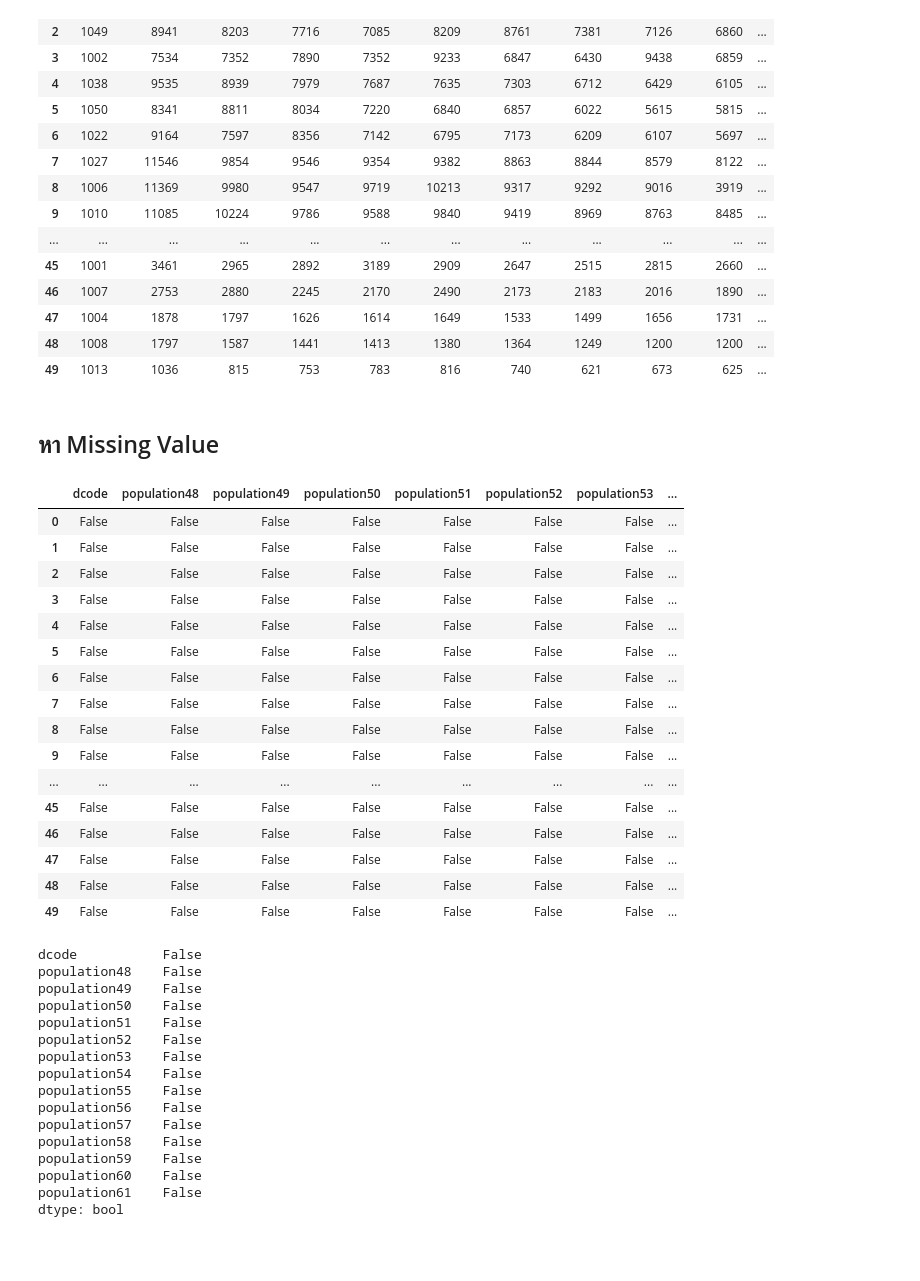
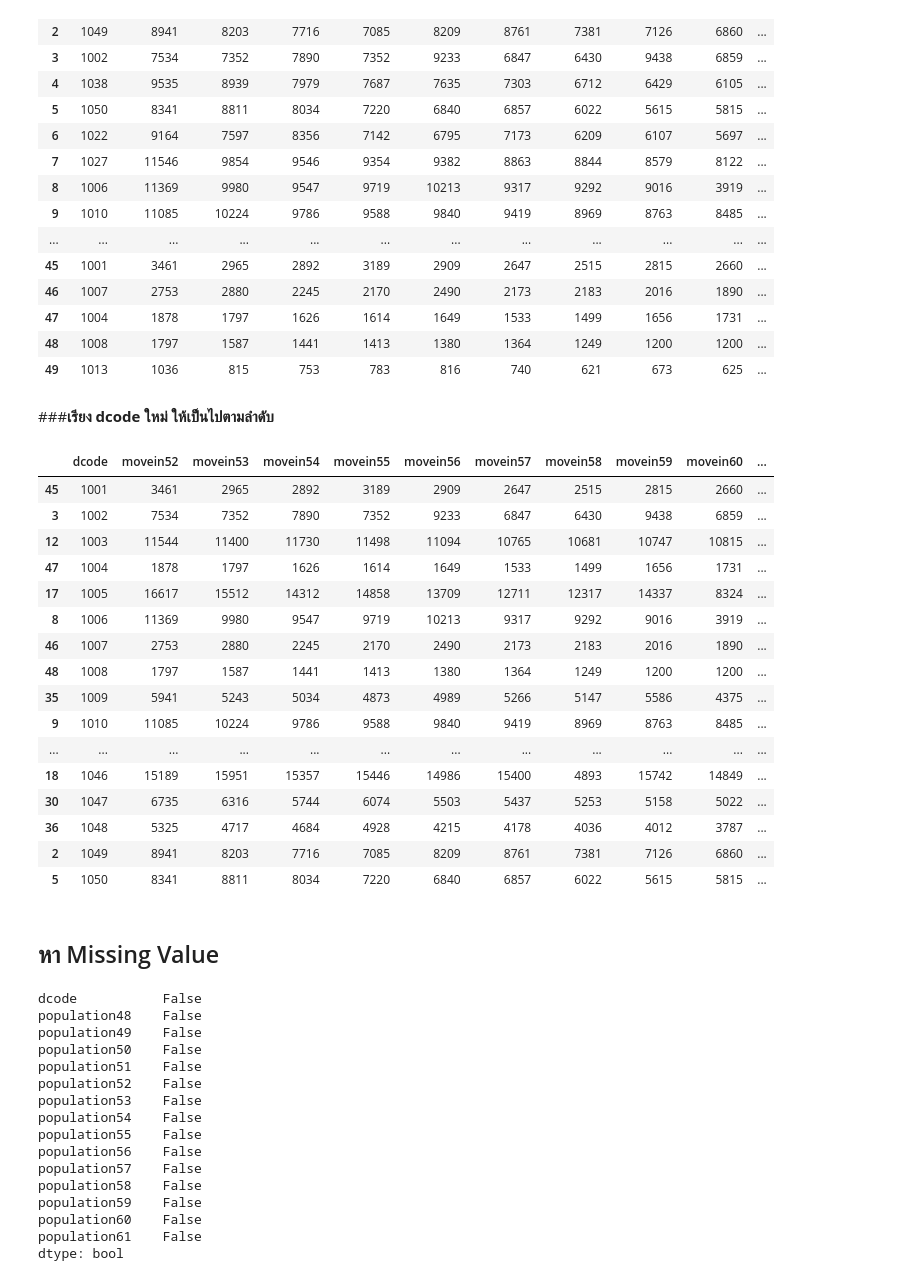
Before and after one commit to pondbaahh/DWDM21, a Jupyter notebook: Project_SUKUNA.ipynb, the cells around one changed output. Saved outputs shown, nothing was run; the diff lists cells and outputs as text; code cells hidden in the pictures; blank space fills up the shorter version.

```diff
--- a/Project_SUKUNA.ipynb
+++ b/Project_SUKUNA.ipynb
@@ -87,28 +87,31 @@ moveinmoveout
 | 47 | 1004 | 1878 | 1797 | 1626 | 1614 | 1649 | 1533 | 1499 | 1656 | 1731 | ... |
 | 48 | 1008 | 1797 | 1587 | 1441 | 1413 | 1380 | 1364 | 1249 | 1200 | 1200 | ... |
 | 49 | 1013 | 1036 | 815 | 753 | 783 | 816 | 740 | 621 | 673 | 625 | ... |
+# %% [markdown]
+###**เรียง dcode ใหม่ ให้เป็นไปตามลำดับ**
+# %%
+moveinmoveout_new = moveinmoveout.sort_values(by=['dcode'],ascending=True)
+moveinmoveout_new
+# %% [output]
+|  | dcode | movein52 | movein53 | movein54 | movein55 | movein56 | movein57 | movein58 | movein59 | movein60 | ... |
+| 45 | 1001 | 3461 | 2965 | 2892 | 3189 | 2909 | 2647 | 2515 | 2815 | 2660 | ... |
+| 3 | 1002 | 7534 | 7352 | 7890 | 7352 | 9233 | 6847 | 6430 | 9438 | 6859 | ... |
+| 12 | 1003 | 11544 | 11400 | 11730 | 11498 | 11094 | 10765 | 10681 | 10747 | 10815 | ... |
+| 47 | 1004 | 1878 | 1797 | 1626 | 1614 | 1649 | 1533 | 1499 | 1656 | 1731 | ... |
+| 17 | 1005 | 16617 | 15512 | 14312 | 14858 | 13709 | 12711 | 12317 | 14337 | 8324 | ... |
+| 8 | 1006 | 11369 | 9980 | 9547 | 9719 | 10213 | 9317 | 9292 | 9016 | 3919 | ... |
+| 46 | 1007 | 2753 | 2880 | 2245 | 2170 | 2490 | 2173 | 2183 | 2016 | 1890 | ... |
+| 48 | 1008 | 1797 | 1587 | 1441 | 1413 | 1380 | 1364 | 1249 | 1200 | 1200 | ... |
+| 35 | 1009 | 5941 | 5243 | 5034 | 4873 | 4989 | 5266 | 5147 | 5586 | 4375 | ... |
+| 9 | 1010 | 11085 | 10224 | 9786 | 9588 | 9840 | 9419 | 8969 | 8763 | 8485 | ... |
+| ... | ... | ... | ... | ... | ... | ... | ... | ... | ... | ... | ... |
+| 18 | 1046 | 15189 | 15951 | 15357 | 15446 | 14986 | 15400 | 4893 | 15742 | 14849 | ... |
+| 30 | 1047 | 6735 | 6316 | 5744 | 6074 | 5503 | 5437 | 5253 | 5158 | 5022 | ... |
+| 36 | 1048 | 5325 | 4717 | 4684 | 4928 | 4215 | 4178 | 4036 | 4012 | 3787 | ... |
+| 2 | 1049 | 8941 | 8203 | 7716 | 7085 | 8209 | 8761 | 7381 | 7126 | 6860 | ... |
+| 5 | 1050 | 8341 | 8811 | 8034 | 7220 | 6840 | 6857 | 6022 | 5615 | 5815 | ... |
 # %% [markdown]
 ## หา Missing Value
-# %%
-population.isnull()
-# %% [output]
-|  | dcode | population48 | population49 | population50 | population51 | population52 | population53 | ... |
-| 0 | False | False | False | False | False | False | False | ... |
-| 1 | False | False | False | False | False | False | False | ... |
-| 2 | False | False | False | False | False | False | False | ... |
-| 3 | False | False | False | False | False | False | False | ... |
-| 4 | False | False | False | False | False | False | False | ... |
-| 5 | False | False | False | False | False | False | False | ... |
-| 6 | False | False | False | False | False | False | False | ... |
-| 7 | False | False | False | False | False | False | False | ... |
-| 8 | False | False | False | False | False | False | False | ... |
-| 9 | False | False | False | False | False | False | False | ... |
-| ... | ... | ... | ... | ... | ... | ... | ... | ... |
-| 45 | False | False | False | False | False | False | False | ... |
-| 46 | False | False | False | False | False | False | False | ... |
-| 47 | False | False | False | False | False | False | False | ... |
-| 48 | False | False | False | False | False | False | False | ... |
-| 49 | False | False | False | False | False | False | False | ... |
 # %%
 population.isnull().any()
 # %% [output]
```
Also changed, not shown: parts of 29 cells of this notebook.
